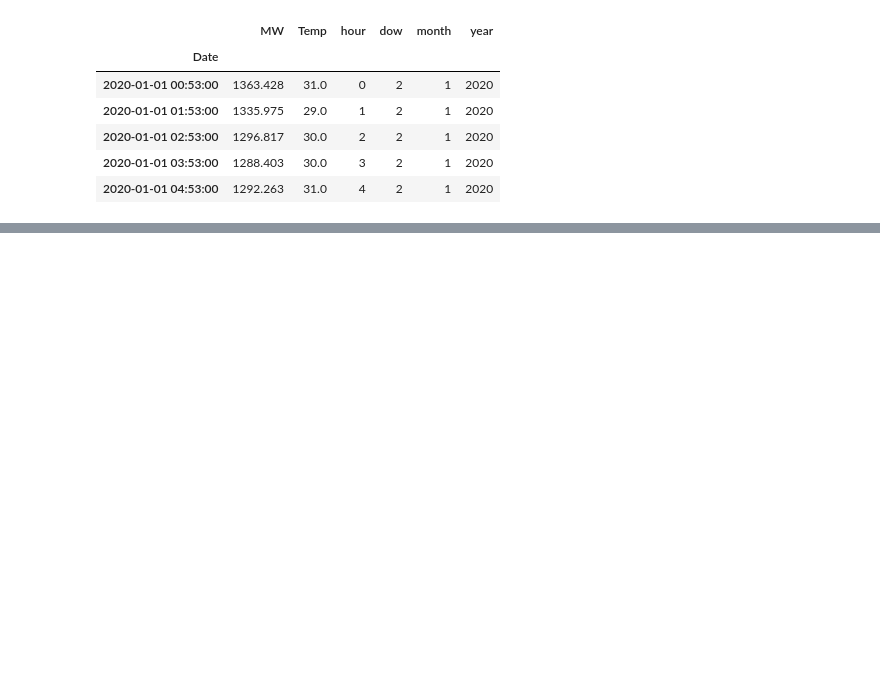
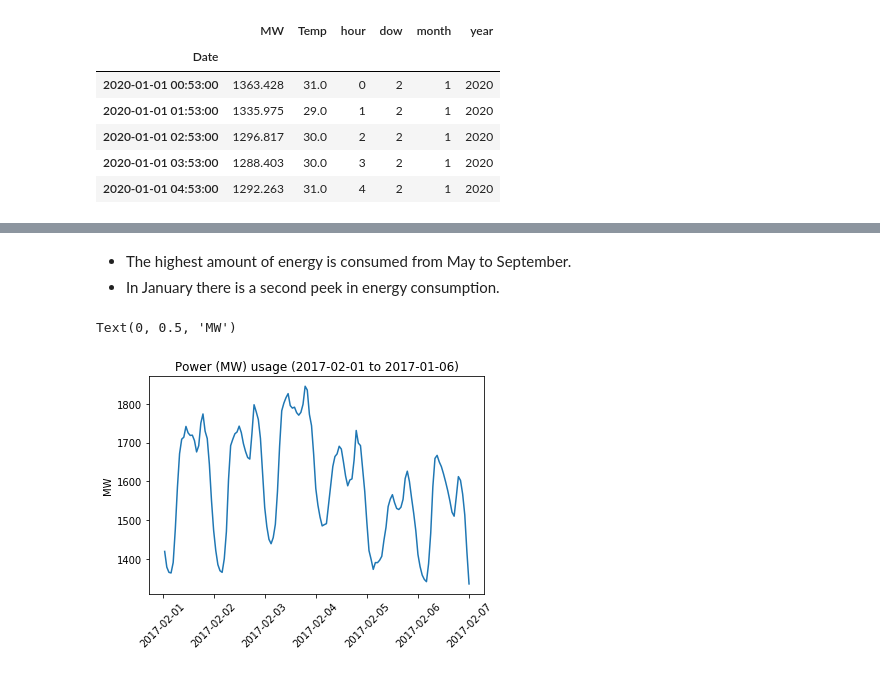
Before and after one commit to dvallea/Data_challenges, a Jupyter notebook: Milestone_1.ipynb, the cells around one changed output, grey strips where cells are left out. Cells and saved outputs as stored; diff of their text form; code cells hidden in the pictures; blank space fills up the shorter version.

```diff
--- a/Milestone_1.ipynb
+++ b/Milestone_1.ipynb
@@ -60,0 +73,12 @@ testing.head()
+# %% [markdown]
+- The highest amount of energy is consumed from May to September.
+- In January there is a second peek in energy consumption.
+# %%
+# Plot training energy data (one week only)
+plt.plot(training[:'2017-02-06'].index, training.MW[:'2017-02-06'])
+plt.xticks(rotation = 45)
+plt.title('Power (MW) usage (2017-02-01 to 2017-01-06)')
+plt.ylabel('MW')
+# %% [output]
+Text(0, 0.5, 'MW')
+[figure, added]
```
Also changed, not shown: parts of 14 cells of this notebook.
